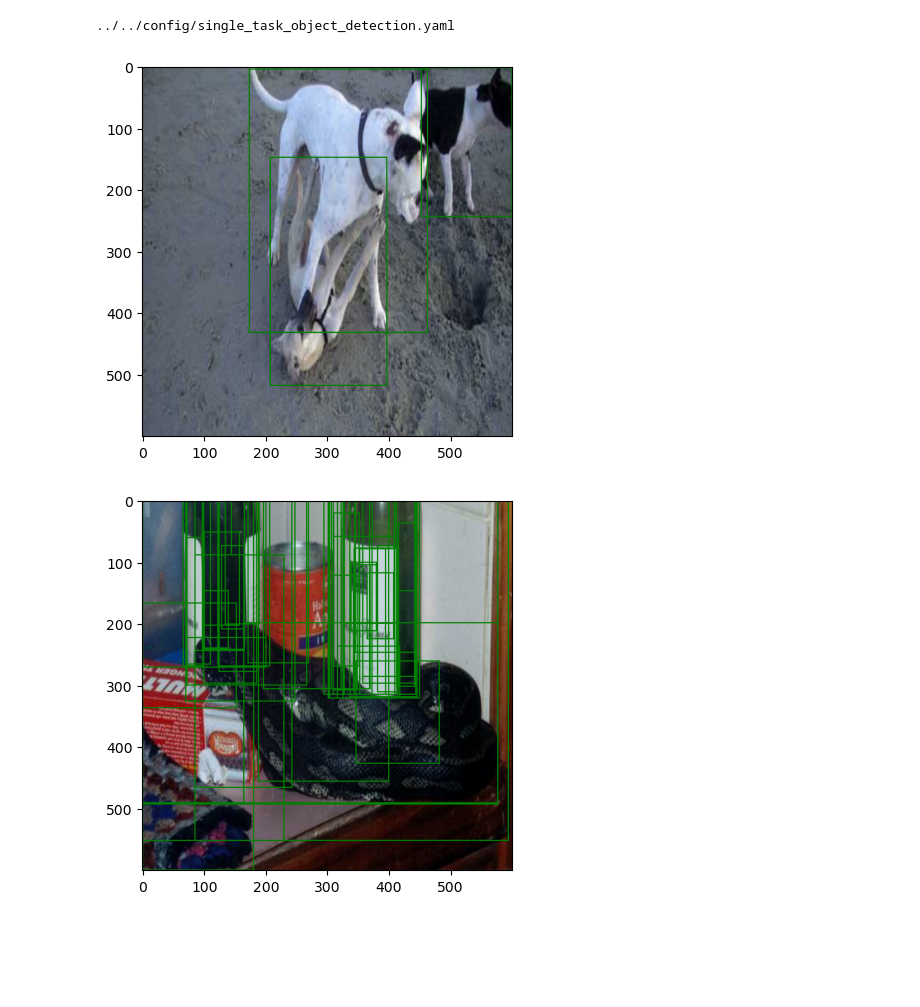
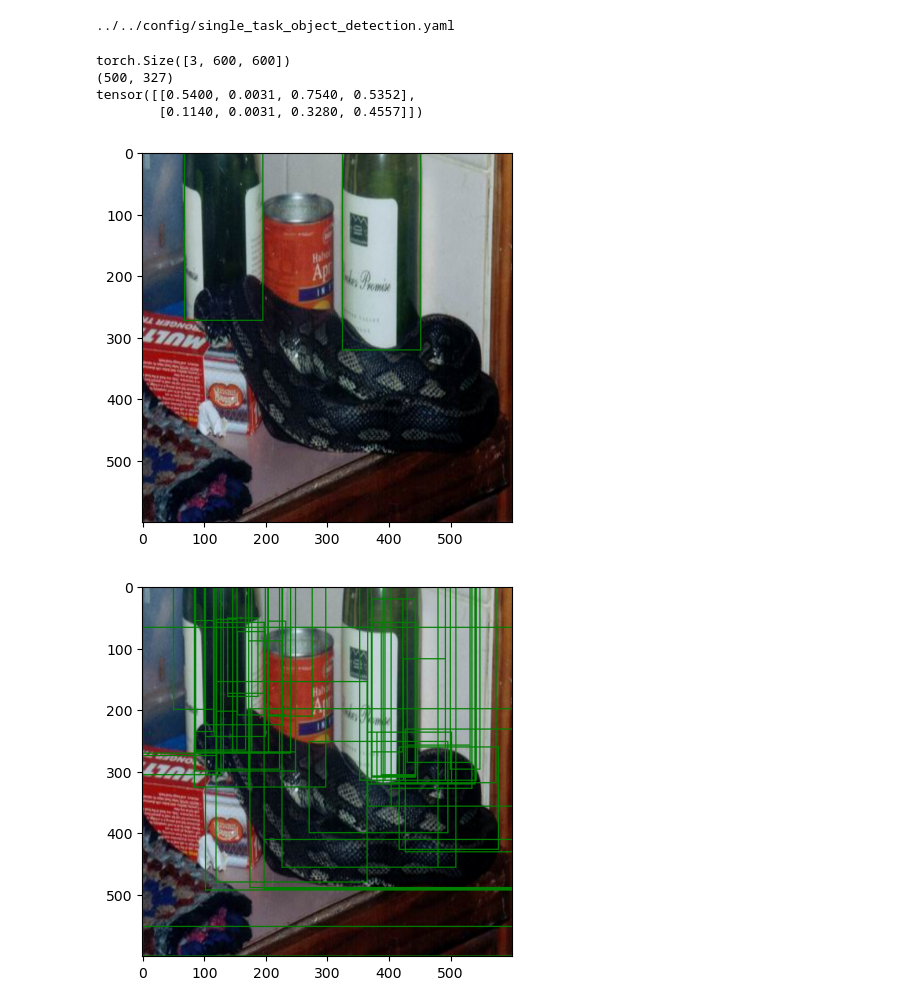
Before and after one commit to vittoriocasula/DL-Project, a Jupyter notebook: src/single_task_object_detection/view.ipynb, the cells around one changed output. Drawn from its saved outputs; the diff is of its cells as text; code cells hidden in the pictures; blank space fills up the shorter version.

Commit message:
fix batch of images

```diff
--- a/src/single_task_object_detection/view.ipynb
+++ b/src/single_task_object_detection/view.ipynb
@@ -19,7 +19,7 @@ from bbox_transform import relative_to_absolute_bbox
 # %%
 transform_train = transforms.Compose(
     [
-        transforms.Resize(size=config["transform"]["resize_values"]),
+        transforms.Resize(size=(600, 600)),
         transforms.ToTensor(),
         transforms.Normalize(
             mean=config["transform"]["mean"], std=config["transform"]["std"]
@@ -74,17 +74,24 @@ def inverse_transform(image):
     return image
 # %%
 data_train = VOC08Attr(root="../../", train=True, transform=transform_train)
-image, gt_class, gt_bbox, gt_attributes, ss_rois = data_train[2]
-gt_bbox = relative_to_absolute_bbox(gt_bbox, config["transform"]["resize_values"])
+image, img_size, gt_class, gt_bbox, gt_attributes, ss_rois = data_train[1]
+print(image.shape)
+print(img_size)
+print(gt_bbox)
+gt_bbox = relative_to_absolute_bbox(gt_bbox, (600, 600))
 show_bbox_with_transform(
     image,
     gt_bbox,
     mean=config["transform"]["mean"],
     std=config["transform"]["std"],
     color="green",
 )
 # %% [output]
+torch.Size([3, 600, 600])
+(500, 327)
+tensor([[0.5400, 0.0031, 0.7540, 0.5352],
+        [0.1140, 0.0031, 0.3280, 0.4557]])
-[figure, old version]
+[figure, new version]
 # %%
 from torch.utils.data import DataLoader
 from dataloader import collate_fn
@@ -106,4 +113,4 @@ show_bbox_with_transform(
     color="green",
 )
 # %% [output]
-[figure, old version]
+[figure, new version]
```
Also changed, not shown: 9 other files.
